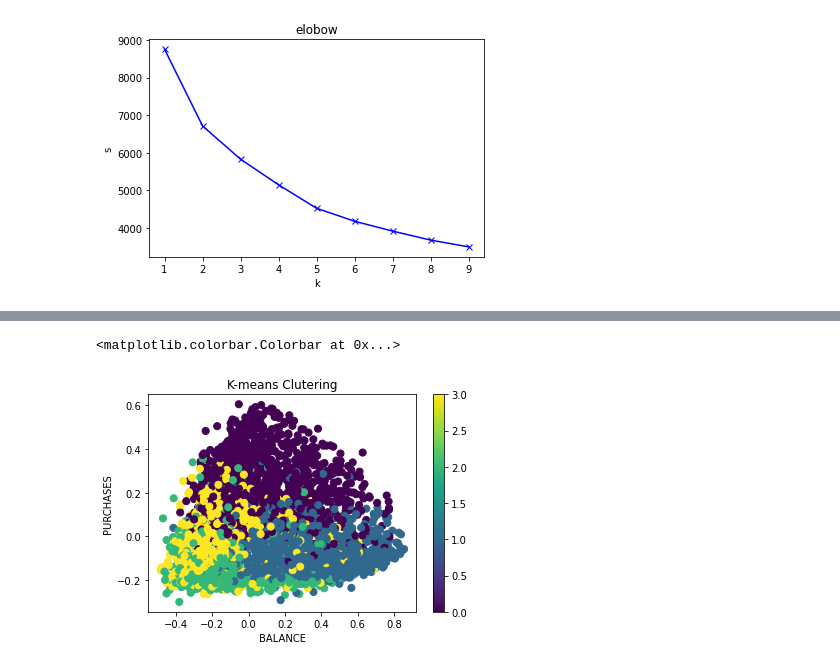
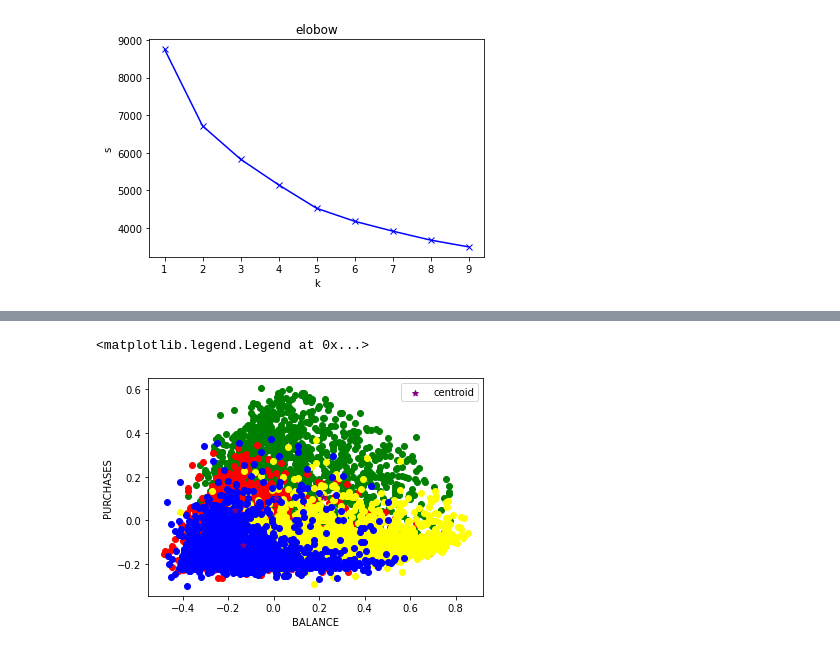
Before and after one commit to MFBS2005/gomycode, a Jupyter notebook: checkpoint8.ipynb, the cells around one changed output, grey strips where cells are left out. Drawn from its saved outputs; the diff is of its cells as text; code cells hidden in the pictures.

```diff
--- a/checkpoint8.ipynb
+++ b/checkpoint8.ipynb
@@ -105,16 +116,21 @@ print(kmeans.cluster_centers_)
 labels=pd.DataFrame(kmeans.labels_)
 df["label"]=labels
 df
-# %%
-fig =plt.figure()
-ax = fig.add_subplot(111)
-scatter = ax.scatter (df["BALANCE"] ,df["PURCHASES"] , c= labels[0], s=50)
-ax.set_title("K-means Clutering")
-ax.set_xlabel("BALANCE")
-ax.set_ylabel("PURCHASES")
-plt.colorbar(scatter)
-# %% [output]
-<matplotlib.colorbar.Colorbar at 0x...>
-[figure, removed]
+# %%
+df1=df[df["label"]==0]
+df2=df[df["label"]==1]
+df3=df[df["label"]==2]
+df4=df[df["label"]==3]
+plt.scatter(df1["BALANCE"],df1["PURCHASES"],color="green")
+plt.scatter(df2["BALANCE"],df2["PURCHASES"],color="red")
+plt.scatter(df3["BALANCE"],df3["PURCHASES"],color="yellow")
+plt.scatter(df4["BALANCE"],df4["PURCHASES"],color="blue")
+plt.xlabel("BALANCE")
+plt.ylabel("PURCHASES")
+plt.scatter(kmeans.cluster_centers_[:,0],kmeans.cluster_centers_[:,1],color="purple",marker="*",label="centroid")
+plt.legend()
+# %% [output]
+<matplotlib.legend.Legend at 0x...>
+[figure, added]
 # %%
 #the two clustering algorithms did well finding the clusters,the results are similar.
```
Also changed, not shown: parts of 2 cells of this notebook.
